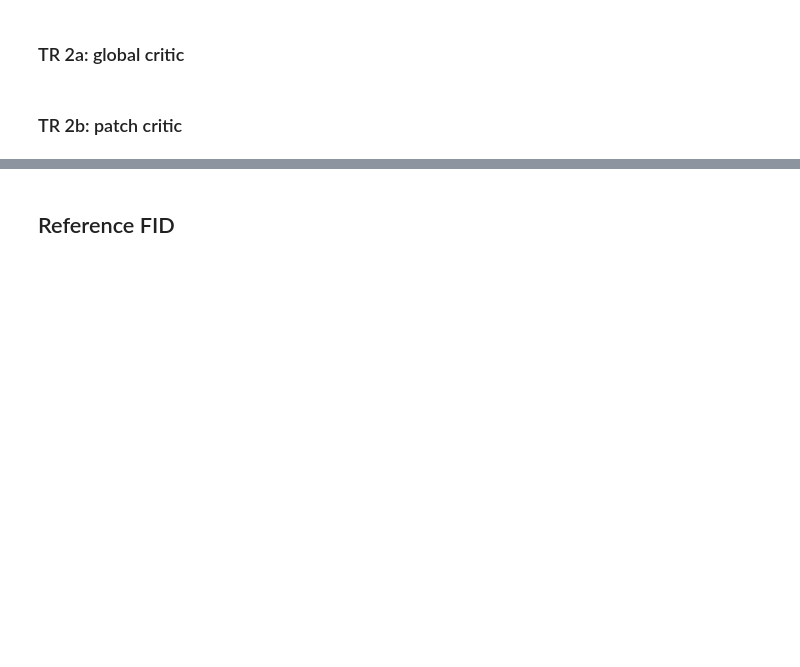
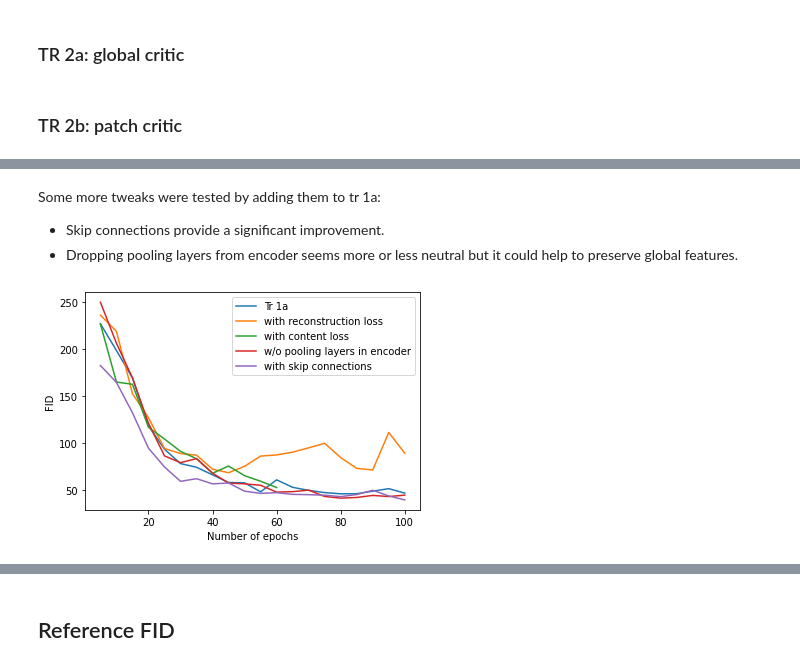
Before and after one commit to davidleonfdez/face2anime, a Jupyter notebook: notebooks/refined-arch-ada-face2anime.ipynb, the cells around one changed output, grey strips where cells are left out. Drawn from its saved outputs; the diff is of its cells as text; code cells hidden in the pictures; blank space fills up the shorter version.

```diff
--- a/notebooks/refined-arch-ada-face2anime.ipynb
+++ b/notebooks/refined-arch-ada-face2anime.ipynb
@@ -523,0 +826,28 @@ save_preds(learn.crit_preds_tracker, Path('crit_preds_face2anime_refined_tr2b_10
+# %% [markdown]
+Some more tweaks were tested by adding them to tr 1a:
+
+* Skip connections provide a significant improvement.
+* Dropping pooling layers from encoder seems more or less neutral but it could help to preserve global features.
+# %%
+plot_fids_vs_epochs(fids_tr1_combotweaks_dict, label='Tr 1a')
+plot_fids_vs_epochs(fids_tr1_combotweaks_recloss_dict,
+                    label='with reconstruction loss')
+plot_fids_vs_epochs(fids_tr1_combotweaks_contloss_dict,
+                    label='with content loss')
+plot_fids_vs_epochs(fids_tr1_combotweaks_noencpool_dict,
+                    label='w/o pooling layers in encoder')
+ax = plot_fids_vs_epochs(fids_tr1_combotweaks_skips_dict,
+                         label='with skip connections')
+
+#plot_fids_vs_epochs(fids_tr1_combotweaks_ema_dict, label='Tr 1a, EMA')
+# plot_fids_vs_epochs(fids_tr1_combotweaks_recloss_ema_dict,
+#                     label='with reconstruction loss, EMA')
+# plot_fids_vs_epochs(fids_tr1_combotweaks_contloss_ema_dict,
+#                     label='with content loss, EMA')
+# plot_fids_vs_epochs(fids_tr1_combotweaks_noencpool_ema_dict,
+#                     label='w/o pooling layers in encoder')
+# ax = plot_fids_vs_epochs(fids_tr1_combotweaks_skips_ema_dict,
+#                          label='with skip connections')
+# ax.legend(loc='upper left', bbox_to_anchor=(1., 1.), ncol=1)
+# %% [output]
+[figure, added]
```
Also changed, not shown: parts of 48 cells of this notebook, 1 other file.
